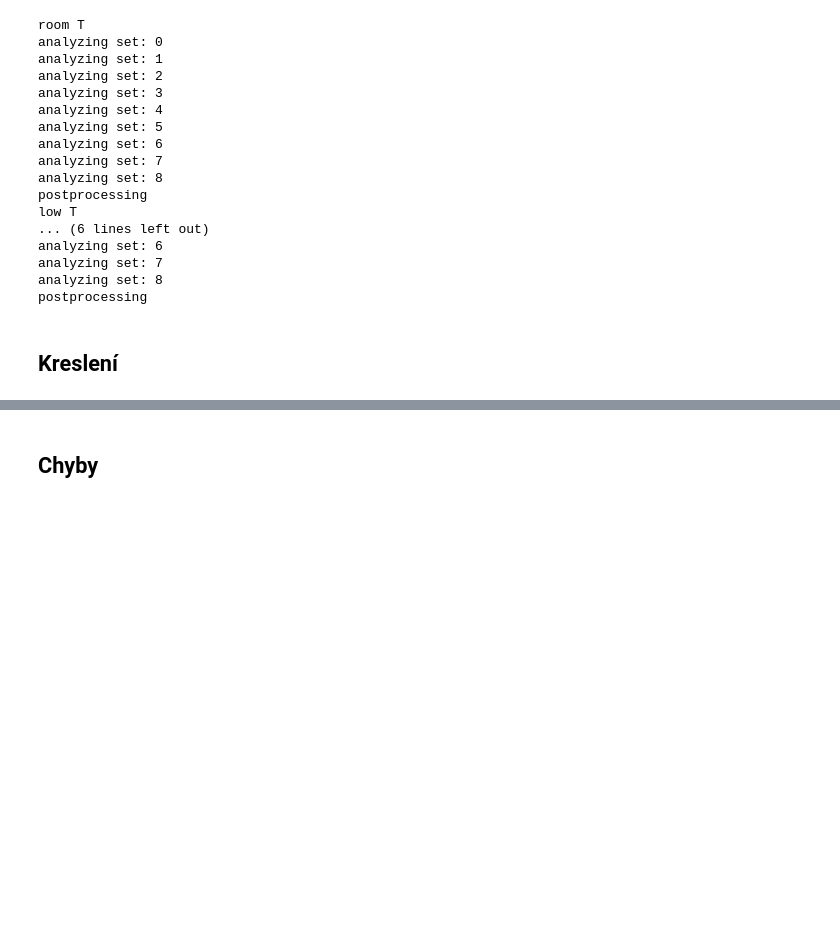
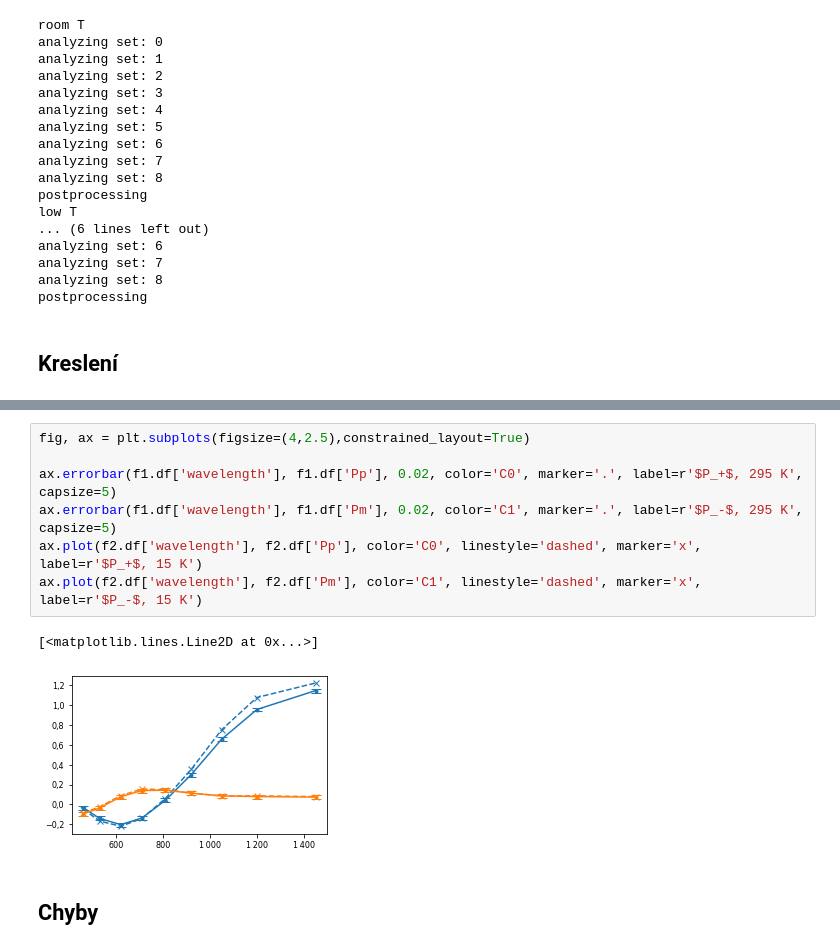
Before and after one commit to vladidobro/thesis, a Jupyter notebook: data/cofe-pmld.ipynb, the cells around one changed output, grey strips where cells are left out. Drawn from its saved outputs; the diff is of its cells as text; blank space fills up the shorter version.

```diff
--- a/data/cofe-pmld.ipynb
+++ b/data/cofe-pmld.ipynb
@@ -88,3 +92,13 @@ fig.savefig('out/cofe-pmld.pdf')
+# %%
+fig, ax = plt.subplots(figsize=(4,2.5),constrained_layout=True)
+
+ax.errorbar(f1.df['wavelength'], f1.df['Pp'], 0.02, color='C0', marker='.', label=r'$P_+$, 295 K', capsize=5)
+ax.errorbar(f1.df['wavelength'], f1.df['Pm'], 0.02, color='C1', marker='.', label=r'$P_-$, 295 K', capsize=5)
+ax.plot(f2.df['wavelength'], f2.df['Pp'], color='C0', linestyle='dashed', marker='x', label=r'$P_+$, 15 K')
+ax.plot(f2.df['wavelength'], f2.df['Pm'], color='C1', linestyle='dashed', marker='x', label=r'$P_-$, 15 K')
+# %% [output]
+[<matplotlib.lines.Line2D at 0x...>]
+[figure, added]
 # %% [markdown]
 ## Chyby
 # %%
```
Also changed, not shown: parts of 4 cells of this notebook, 1 other file.
